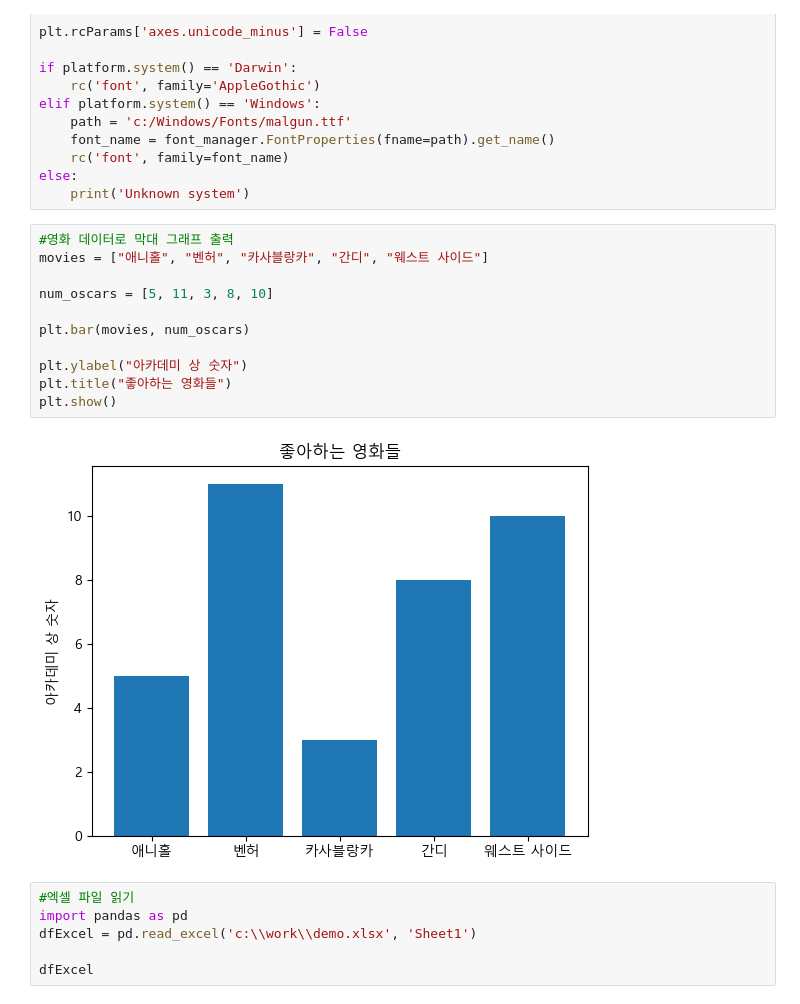
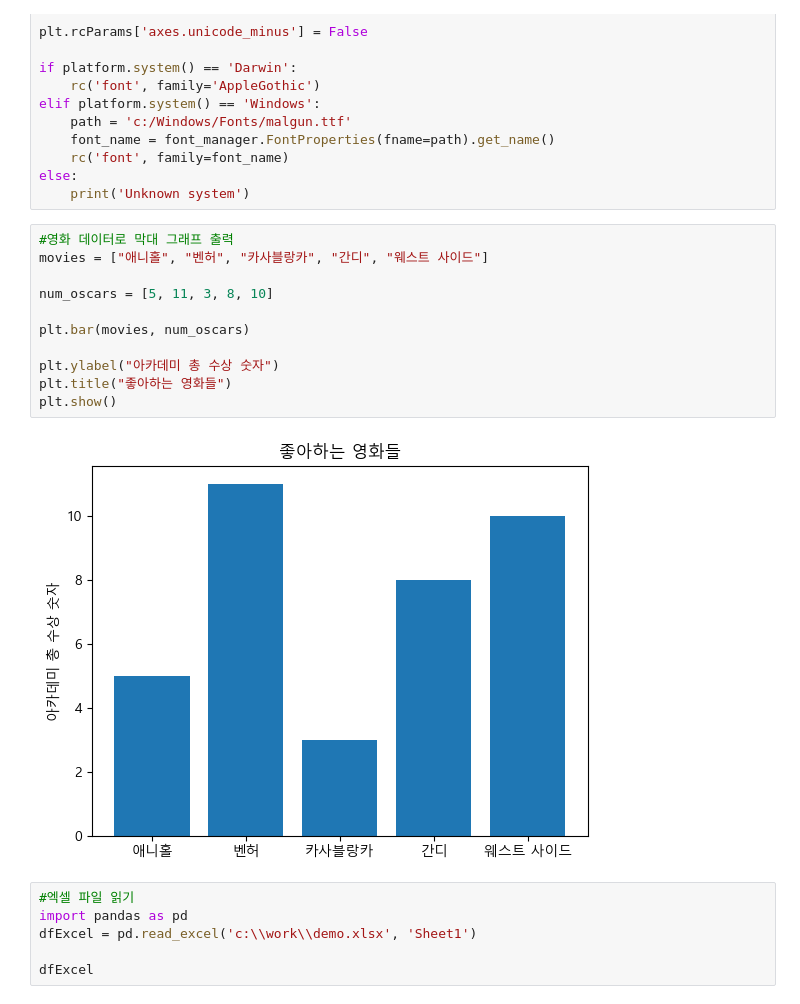
Before and after one commit to sy8597-web/python, a Jupyter notebook: Pandas06_matplotlib으로차트그리기.ipynb, the cells around one changed output. Drawn from its saved outputs; the diff is of its cells as text.

```diff
--- a/Pandas06_matplotlib으로차트그리기.ipynb
+++ b/Pandas06_matplotlib으로차트그리기.ipynb
@@ -104,16 +104,16 @@ else:
 # %%
 #영화 데이터로 막대 그래프 출력
 movies = ["애니홀", "벤허", "카사블랑카", "간디", "웨스트 사이드"]
 
 num_oscars = [5, 11, 3, 8, 10]
 
 plt.bar(movies, num_oscars)
 
-plt.ylabel("아카데미 상 숫자")
+plt.ylabel("아카데미 총 수상 숫자")
 plt.title("좋아하는 영화들")
 plt.show()
 # %% [output]
-[figure, old version]
+[figure, new version]
 # %%
 #엑셀 파일 읽기
 import pandas as pd
```
Also changed, not shown: parts of 2 cells of this notebook, 3 other files.
